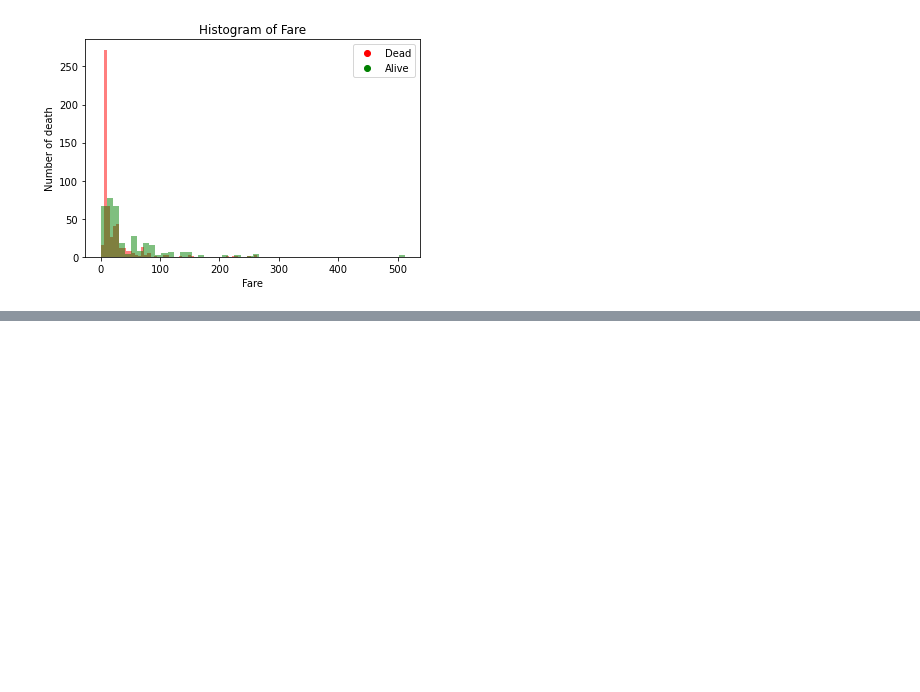
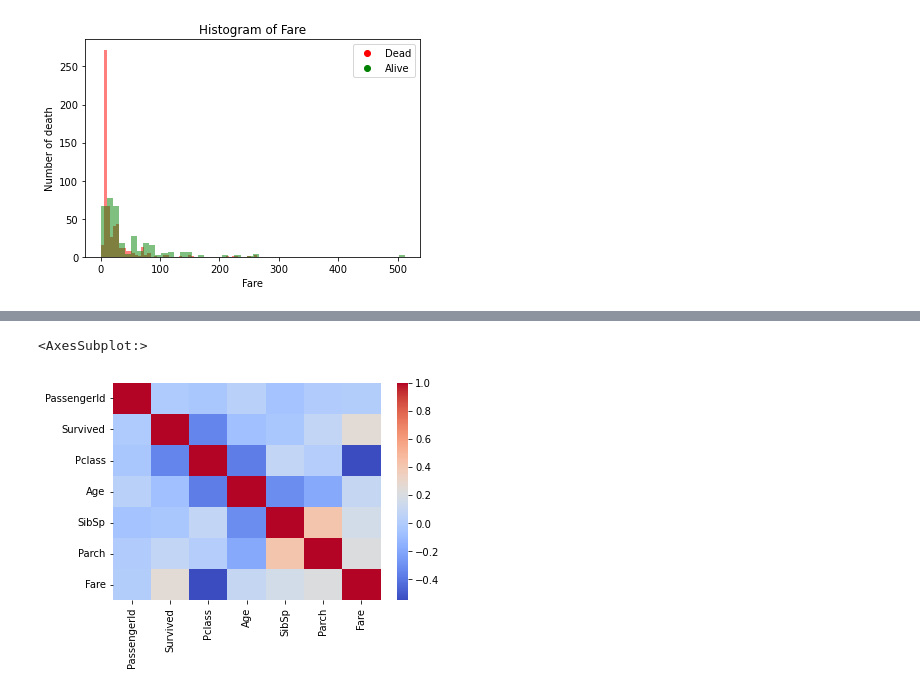
Before and after one commit to db200253/TitanicSurvivor, a Jupyter notebook: Code/DataViz.ipynb, the cells around one changed output, grey strips where cells are left out. Drawn from its saved outputs; the diff is of its cells as text; code cells hidden in the pictures; blank space fills up the shorter version.

```diff
--- a/Code/DataViz.ipynb
+++ b/Code/DataViz.ipynb
@@ -47,0 +51,6 @@ sns.pairplot(datas, hue = 'Survived')
+# %%
+corr_matrix = df.corr()
+sns.heatmap(corr_matrix, annot=False, cmap="coolwarm")
+# %% [output]
+<AxesSubplot:>
+[figure, added]
```
Also changed, not shown: parts of 1 cell of this notebook, 2 other files.
